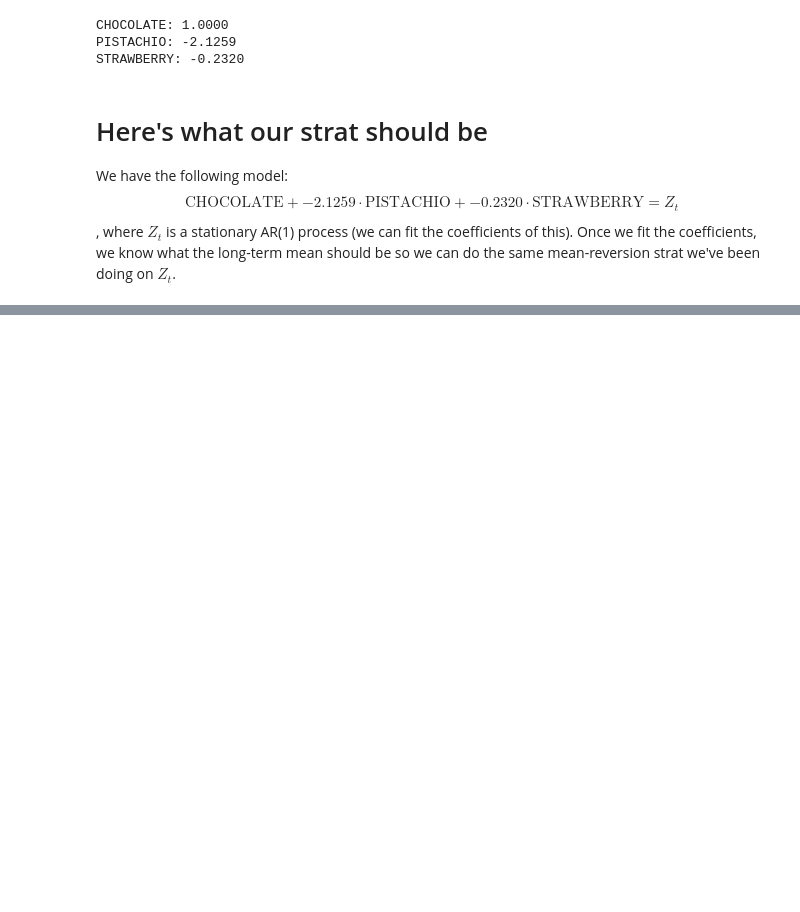
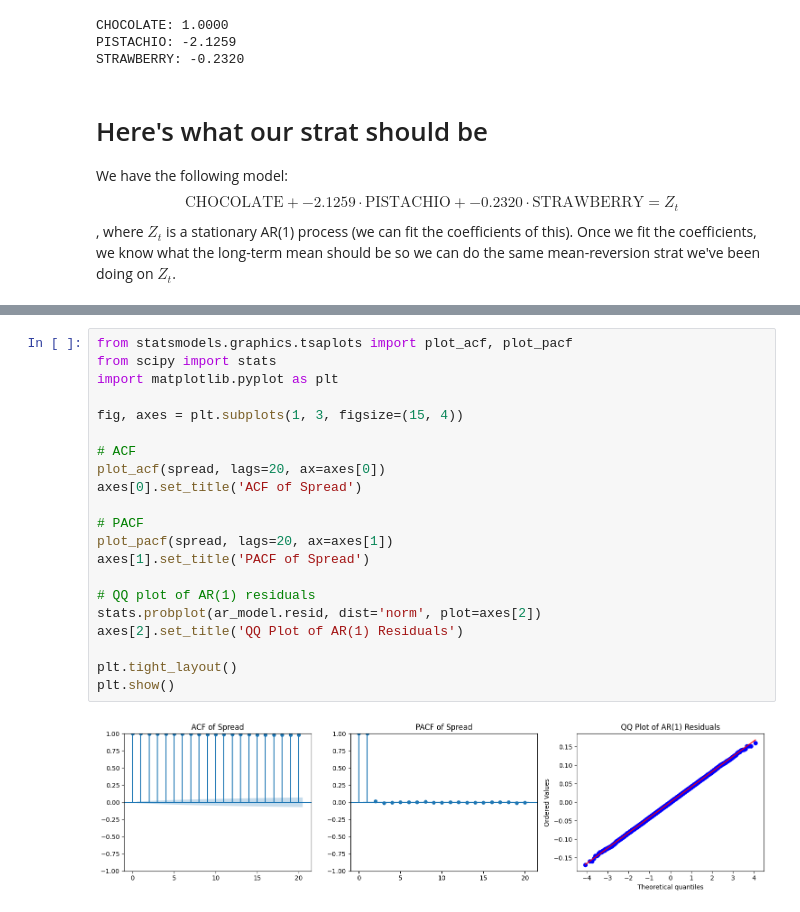
Before and after one commit to nikaslukyanov/kernel_trick, a Jupyter notebook: round5/snackpack.ipynb, the cells around one changed output, grey strips where cells are left out. Drawn from its saved outputs; the diff is of its cells as text; blank space fills up the shorter version.

```diff
--- a/round5/snackpack.ipynb
+++ b/round5/snackpack.ipynb
@@ -305,0 +326,23 @@ where $Z_t$ is a stationary AR(1) process (we can fit the coefficients of this).
+# %%
+from statsmodels.graphics.tsaplots import plot_acf, plot_pacf
+from scipy import stats
+import matplotlib.pyplot as plt
+
+fig, axes = plt.subplots(1, 3, figsize=(15, 4))
+
+# ACF
+plot_acf(spread, lags=20, ax=axes[0])
+axes[0].set_title('ACF of Spread')
+
+# PACF
+plot_pacf(spread, lags=20, ax=axes[1])
+axes[1].set_title('PACF of Spread')
+
+# QQ plot of AR(1) residuals
+stats.probplot(ar_model.resid, dist='norm', plot=axes[2])
+axes[2].set_title('QQ Plot of AR(1) Residuals')
+
+plt.tight_layout()
+plt.show()
+# %% [output]
+[figure, added]
```
Also changed, not shown: parts of 1 cell of this notebook, 2 other files.
